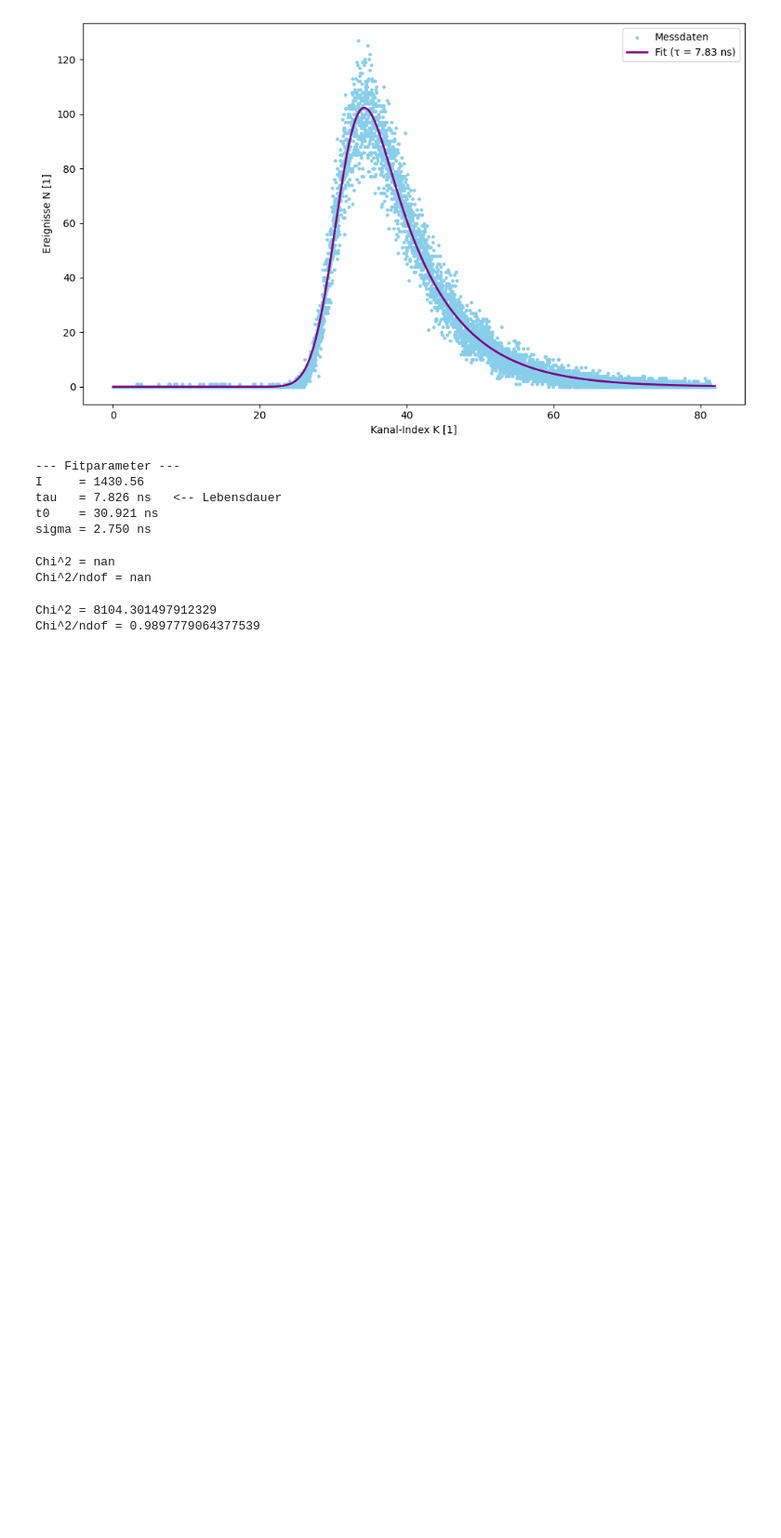
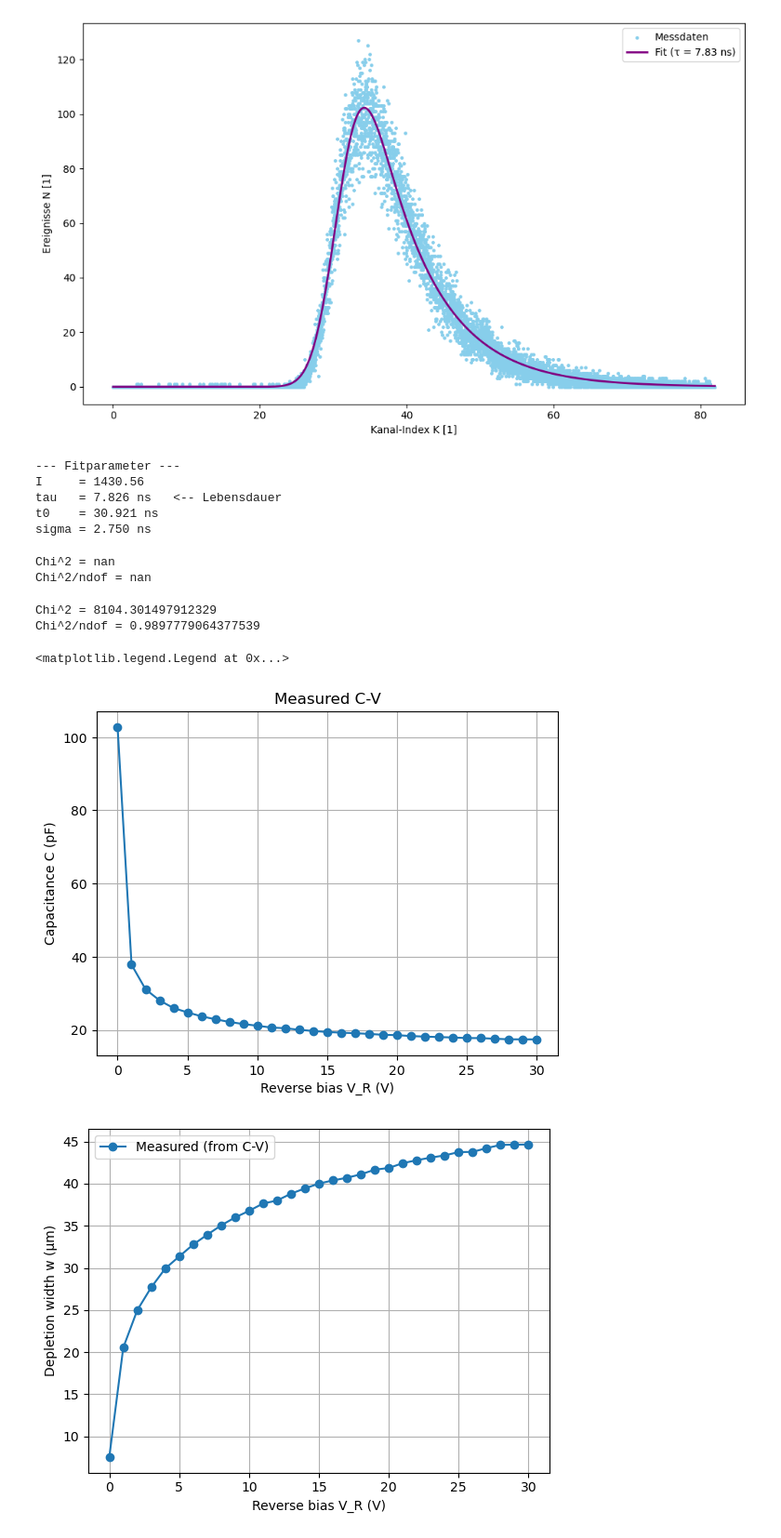
Before and after one commit to AriehT/p5_2026, a Jupyter notebook: v525/code/Auswertung.ipynb, the cells around one changed output. Shown at 93% size. Saved outputs shown, nothing was run; the diff lists cells and outputs as text; code cells hidden in the pictures; blank space fills up the shorter version.

```diff
--- a/v525/code/Auswertung.ipynb
+++ b/v525/code/Auswertung.ipynb
@@ -1541,3 +1541,50 @@ print("Chi^2/ndof =", chi2/ndof)
 # %% [output]
 Chi^2 = 8104.301497912329
 Chi^2/ndof = 0.9897779064377539
+# %%
+import numpy as np
+import matplotlib.pyplot as plt
+
+# Data (V in volts, C in pF)
+V = np.array([
+    0, 1, 2, 3, 4, 5, 6, 7, 8, 9,
+    10, 11, 12, 13, 14, 15, 16, 17, 18, 19,
+    20, 21, 22, 23, 24, 25, 26, 27, 28, 29, 30
+], dtype=float)
+
+C_pF = np.array([
+    102.79, 37.82, 31.11, 28.06, 25.97, 24.78, 23.71, 22.90, 22.17, 21.59,
+    21.13, 20.64, 20.45, 20.02, 19.70, 19.42, 19.24, 19.09, 18.90, 18.65,
+    18.56, 18.31, 18.16, 18.03, 17.92, 17.76, 17.75, 17.57, 17.42, 17.41, 17.40
+], dtype=float)
+
+# Convert to SI
+C = C_pF * 1e-12  # F
+
+eps0 = 8.854e-12
+eps_si = 11.7
+eps_s = eps0 * eps_si
+A = 7.5e-6  # m^2 (adjust if needed)
+
+# Depletion width from measured C-V
+w_meas = eps_s * A / C  # m
+
+# Plot C-V
+plt.figure()
+plt.plot(V, C_pF, 'o-')
+plt.xlabel('Reverse bias V_R (V)')
+plt.ylabel('Capacitance C (pF)')
+plt.grid(True)
+plt.title('Measured C-V')
+
+# Plot w-V
+plt.figure()
+plt.plot(V, w_meas * 1e6, 'o-', label='Measured (from C-V)')
+plt.xlabel('Reverse bias V_R (V)')
+plt.ylabel('Depletion width w (µm)')
+plt.grid(True)
+plt.legend()
+# %% [output]
+<matplotlib.legend.Legend at 0x...>
+[figure, added]
+[figure, added]
```
Also changed, not shown: parts of 1 cell of this notebook.
